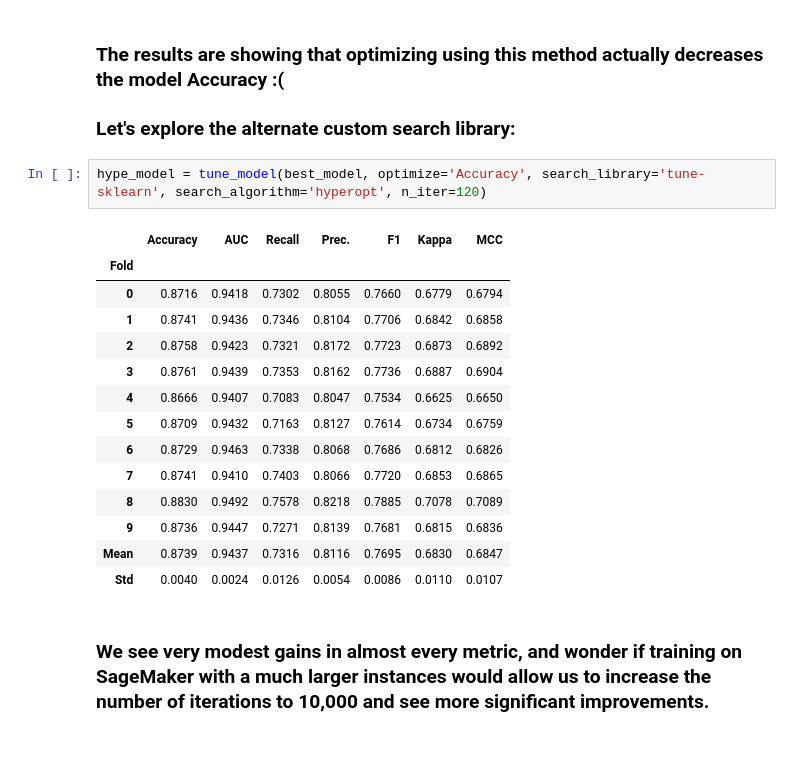
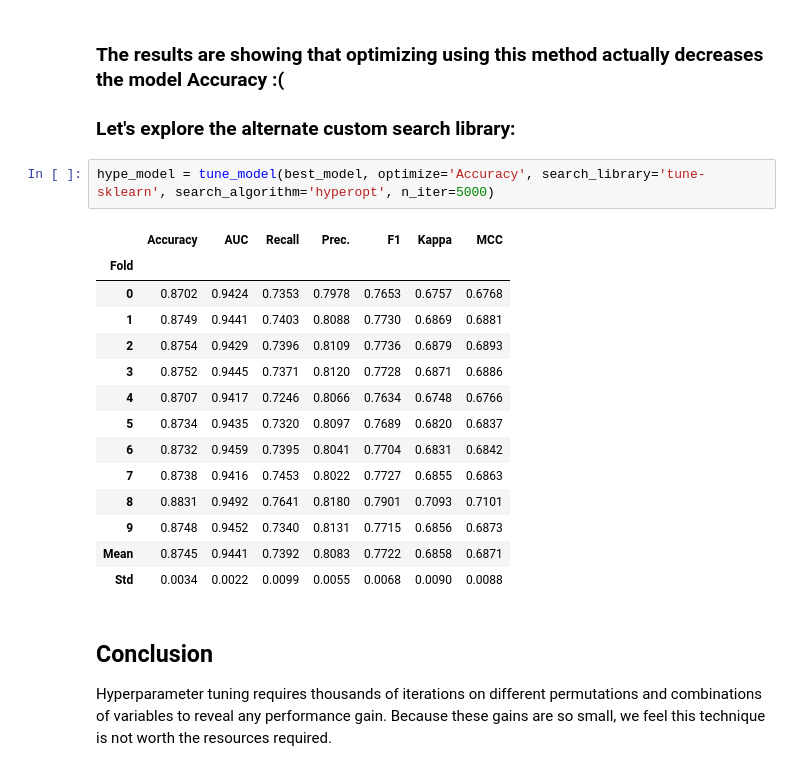
Before and after one commit to ryankazmerik/data-sci, a Jupyter notebook: experiments/Hyperparameter Tuning.ipynb, the cells around one changed output. Saved outputs shown, nothing was run; the diff lists cells and outputs as text.

```diff
--- a/experiments/Hyperparameter Tuning.ipynb
+++ b/experiments/Hyperparameter Tuning.ipynb
@@ -217,21 +217,23 @@ f1_model = tune_model(best_model, optimize='F1', search_library='scikit-optimize
 
 ### Let's explore the alternate custom search library:
 # %%
-hype_model = tune_model(best_model, optimize='Accuracy', search_library='tune-sklearn', search_algorithm='hyperopt', n_iter=120)
+hype_model = tune_model(best_model, optimize='Accuracy', search_library='tune-sklearn', search_algorithm='hyperopt', n_iter=5000)
 # %% [output]
 |  | Accuracy | AUC | Recall | Prec. | F1 | Kappa | MCC |
 | Fold |  |  |  |  |  |  |  |
-| 0 | 0.8716 | 0.9418 | 0.7302 | 0.8055 | 0.7660 | 0.6779 | 0.6794 |
-| 1 | 0.8741 | 0.9436 | 0.7346 | 0.8104 | 0.7706 | 0.6842 | 0.6858 |
-| 2 | 0.8758 | 0.9423 | 0.7321 | 0.8172 | 0.7723 | 0.6873 | 0.6892 |
-| 3 | 0.8761 | 0.9439 | 0.7353 | 0.8162 | 0.7736 | 0.6887 | 0.6904 |
-| 4 | 0.8666 | 0.9407 | 0.7083 | 0.8047 | 0.7534 | 0.6625 | 0.6650 |
-| 5 | 0.8709 | 0.9432 | 0.7163 | 0.8127 | 0.7614 | 0.6734 | 0.6759 |
-| 6 | 0.8729 | 0.9463 | 0.7338 | 0.8068 | 0.7686 | 0.6812 | 0.6826 |
-| 7 | 0.8741 | 0.9410 | 0.7403 | 0.8066 | 0.7720 | 0.6853 | 0.6865 |
-| 8 | 0.8830 | 0.9492 | 0.7578 | 0.8218 | 0.7885 | 0.7078 | 0.7089 |
-| 9 | 0.8736 | 0.9447 | 0.7271 | 0.8139 | 0.7681 | 0.6815 | 0.6836 |
-| Mean | 0.8739 | 0.9437 | 0.7316 | 0.8116 | 0.7695 | 0.6830 | 0.6847 |
-| Std | 0.0040 | 0.0024 | 0.0126 | 0.0054 | 0.0086 | 0.0110 | 0.0107 |
+| 0 | 0.8702 | 0.9424 | 0.7353 | 0.7978 | 0.7653 | 0.6757 | 0.6768 |
+| 1 | 0.8749 | 0.9441 | 0.7403 | 0.8088 | 0.7730 | 0.6869 | 0.6881 |
+| 2 | 0.8754 | 0.9429 | 0.7396 | 0.8109 | 0.7736 | 0.6879 | 0.6893 |
+| 3 | 0.8752 | 0.9445 | 0.7371 | 0.8120 | 0.7728 | 0.6871 | 0.6886 |
+| 4 | 0.8707 | 0.9417 | 0.7246 | 0.8066 | 0.7634 | 0.6748 | 0.6766 |
+| 5 | 0.8734 | 0.9435 | 0.7320 | 0.8097 | 0.7689 | 0.6820 | 0.6837 |
+| 6 | 0.8732 | 0.9459 | 0.7395 | 0.8041 | 0.7704 | 0.6831 | 0.6842 |
+| 7 | 0.8738 | 0.9416 | 0.7453 | 0.8022 | 0.7727 | 0.6855 | 0.6863 |
+| 8 | 0.8831 | 0.9492 | 0.7641 | 0.8180 | 0.7901 | 0.7093 | 0.7101 |
+| 9 | 0.8748 | 0.9452 | 0.7340 | 0.8131 | 0.7715 | 0.6856 | 0.6873 |
+| Mean | 0.8745 | 0.9441 | 0.7392 | 0.8083 | 0.7722 | 0.6858 | 0.6871 |
+| Std | 0.0034 | 0.0022 | 0.0099 | 0.0055 | 0.0068 | 0.0090 | 0.0088 |
-# %% [markdown]
-### We see very modest gains in almost every metric, and wonder if training on SageMaker with a much larger instances would allow us to increase the number of iterations to 10,000 and see more significant improvements.
+# %% [markdown]
+## Conclusion
+
+Hyperparameter tuning requires thousands of iterations on different permutations and combinations of variables to reveal any performance gain. Because these gains are so small, we feel this technique is not worth the resources required.
```
Also changed, not shown: parts of 1 cell of this notebook.
